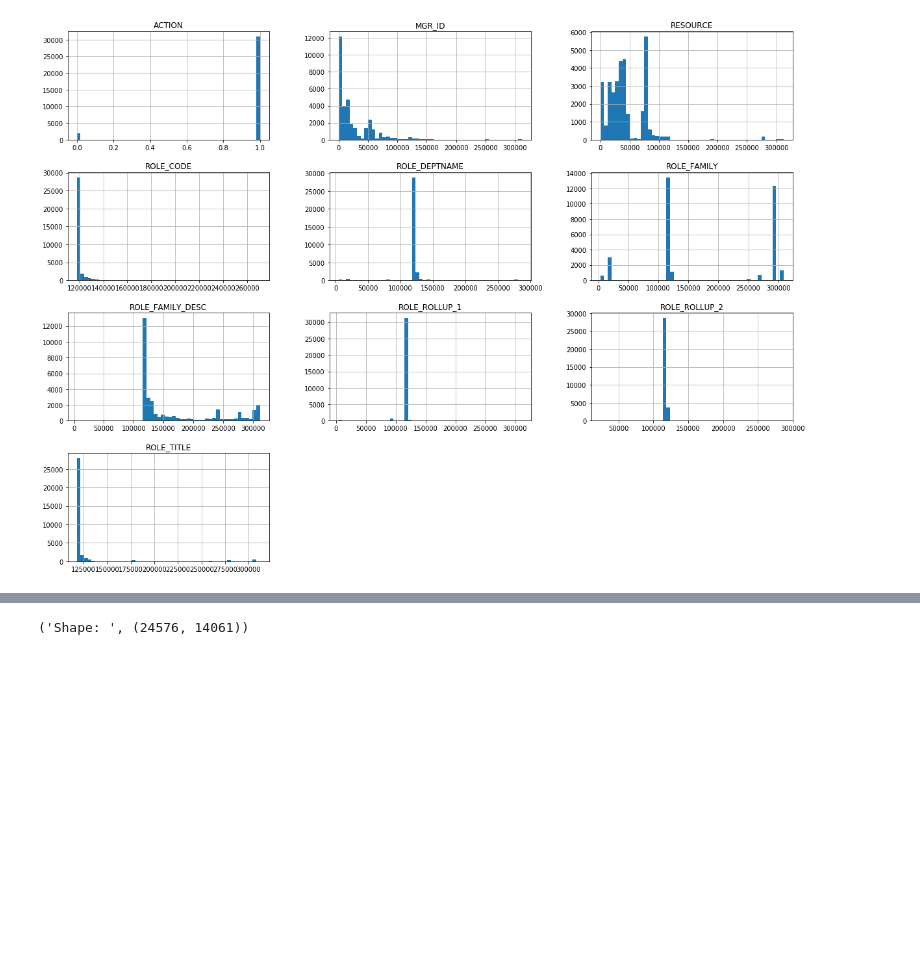
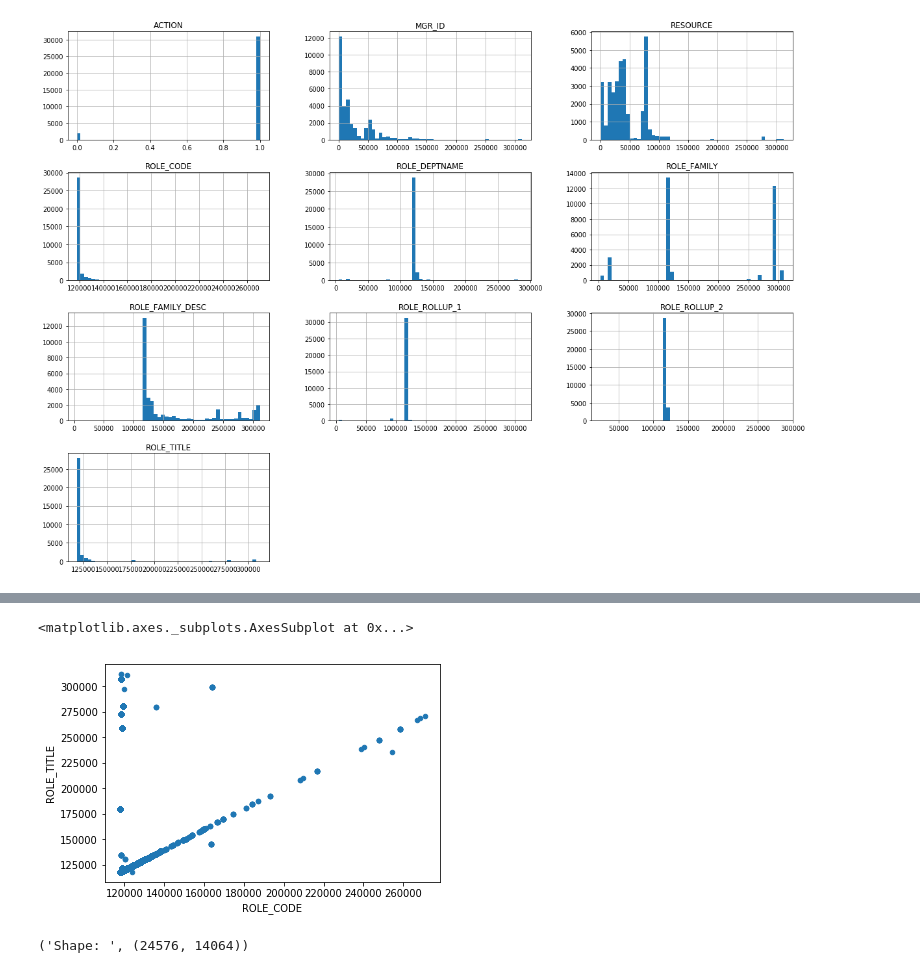
Before and after one commit to ck24/capstone, a Jupyter notebook: source/Capstone.ipynb, the cells around one changed output, grey strips where cells are left out. Saved outputs shown, nothing was run; the diff lists cells and outputs as text; code cells hidden in the pictures; blank space fills up the shorter version.

```diff
--- a/source/Capstone.ipynb
+++ b/source/Capstone.ipynb
@@ -111,3 +111,8 @@ array([[<matplotlib.axes._subplots.AxesSubplot object at 0x...>,
+# %%
+access.plot(kind='scatter', x='ROLE_CODE', y='ROLE_TITLE')
+# %% [output]
+<matplotlib.axes._subplots.AxesSubplot at 0x...>
+[figure, added]
 # %%
 # extract labels and predictors
 access = train_set.drop('ACTION', axis=1)
@@ -115,8 +135,13 @@ access_labels = train_set['ACTION'].copy()
 # %%
+from sklearn.pipeline import Pipeline
 from sklearn.preprocessing import OneHotEncoder
-encoder = OneHotEncoder()
-# one-hot encode the categorial attriutes as a sparse matrix
-access_1hot = encoder.fit_transform(access)
+
+# one-hot encode the categorial attributes
+pipeline = Pipeline([
+    ('selector', DataFrameSelector(attributes)),
+    ('encoder', OneHotEncoder())
+])
+access_1hot = pipeline.fit_transform(access)
 print('Shape: ', access_1hot.shape)
 # %% [output]
-('Shape: ', (24576, 14061))
+('Shape: ', (24576, 14064))
```
Also changed, not shown: parts of 10 cells of this notebook, 3 other files.
